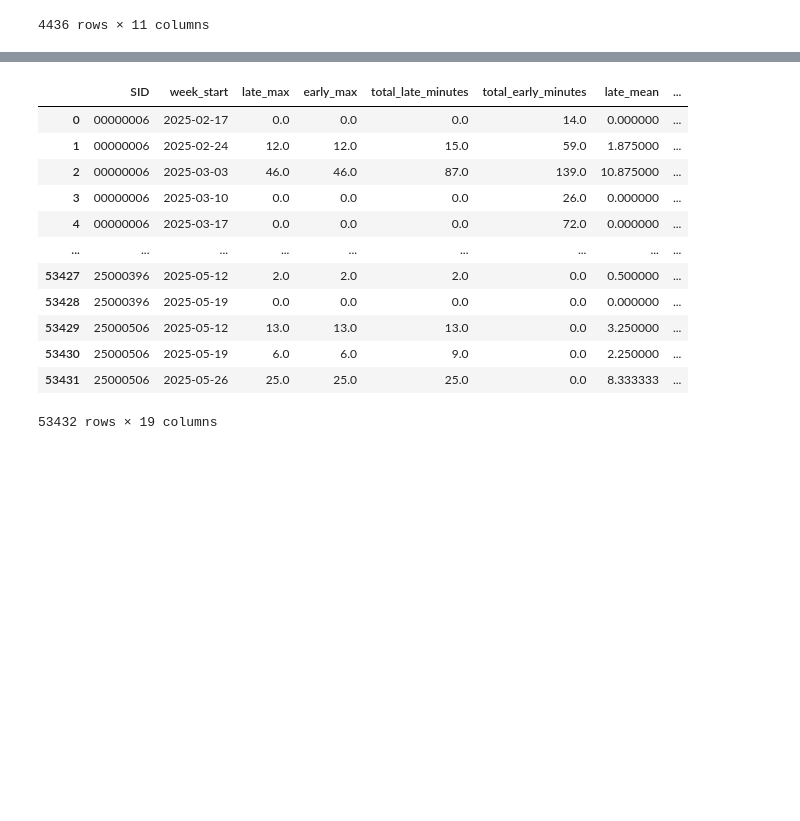
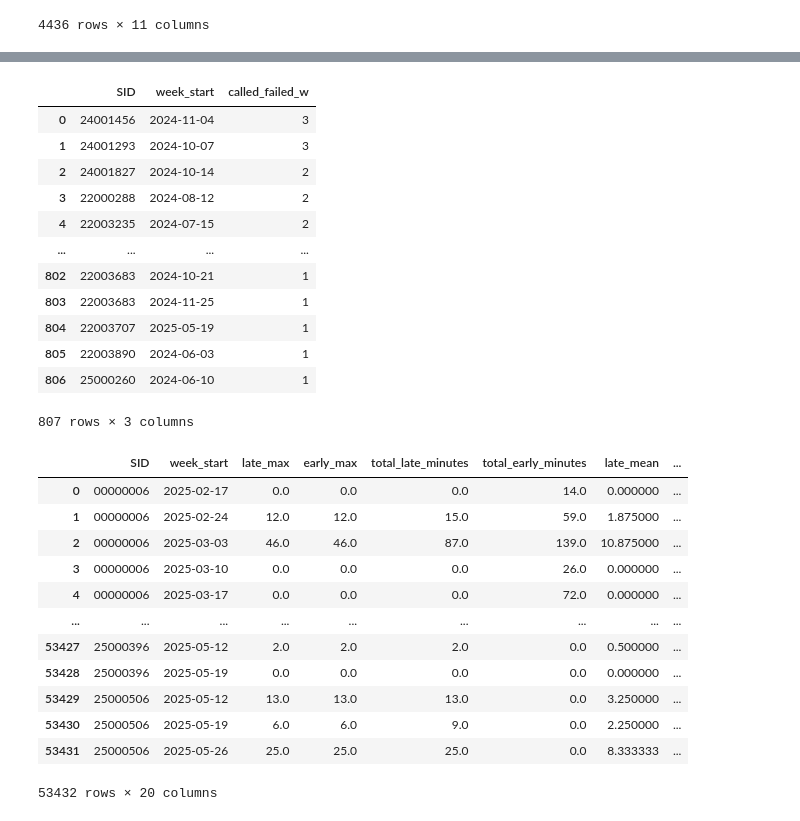
Before and after one commit to tthvan/student-dropout-analysis, a Jupyter notebook: notebooks/weekly_manipulation.ipynb, the cells around one changed output, grey strips where cells are left out. Saved outputs shown, nothing was run; the diff lists cells and outputs as text; code cells hidden in the pictures; blank space fills up the shorter version.

```diff
--- a/notebooks/weekly_manipulation.ipynb
+++ b/notebooks/weekly_manipulation.ipynb
@@ -303,9 +303,42 @@ called_counts
+# %%
+rows = []
+for sid, s in engagement[["SID", "No_response"]].itertuples(index=False):
+    for ws in parse_dd_mm_list_to_weeks(s):
+        rows.append((sid, ws))
+
+if rows:
+    called_failed_counts = (pd.DataFrame(rows, columns=["SID", "week_start"])
+                     .value_counts()
+                     .rename("called_failed_w")
+                     .reset_index())
+else:
+    called_failed_counts = pd.DataFrame(columns=["SID", "week_start", "called_failed_w"])
+
+
+called_failed_counts
+# %% [output]
+|  | SID | week_start | called_failed_w |
+| 0 | 24001456 | 2024-11-04 | 3 |
+| 1 | 24001293 | 2024-10-07 | 3 |
+| 2 | 24001827 | 2024-10-14 | 2 |
+| 3 | 22000288 | 2024-08-12 | 2 |
+| 4 | 22003235 | 2024-07-15 | 2 |
+| ... | ... | ... | ... |
+| 802 | 22003683 | 2024-10-21 | 1 |
+| 803 | 22003683 | 2024-11-25 | 1 |
+| 804 | 22003707 | 2025-05-19 | 1 |
+| 805 | 22003890 | 2024-06-03 | 1 |
+| 806 | 25000260 | 2024-06-10 | 1 |
+807 rows × 3 columns
 # %%
 weekly_stats_all = (weekly_stats1
-                .merge(called_counts, on=["SID","week_start"], how="left"))
+                .merge(called_counts, on=["SID","week_start"], how="left")
+                .merge(called_failed_counts, on=['SID', 'week_start'], how='left'))
 
 # Weeks with no engagement → 0 calls
 weekly_stats_all["called_count_w"] = weekly_stats_all["called_count_w"].fillna(0).astype(int)
+weekly_stats_all["called_failed_w"] = weekly_stats_all["called_failed_w"].fillna(0).astype(int)
+
 
 
 weekly_stats_all
@@ -322,4 +355,4 @@ weekly_stats_all
 | 53429 | 25000506 | 2025-05-12 | 13.0 | 13.0 | 13.0 | 0.0 | 3.250000 | ... |
 | 53430 | 25000506 | 2025-05-19 | 6.0 | 6.0 | 9.0 | 0.0 | 2.250000 | ... |
 | 53431 | 25000506 | 2025-05-26 | 25.0 | 25.0 | 25.0 | 0.0 | 8.333333 | ... |
-53432 rows × 19 columns
+53432 rows × 20 columns
```
Also changed, not shown: parts of 2 cells of this notebook, 1 other file.
